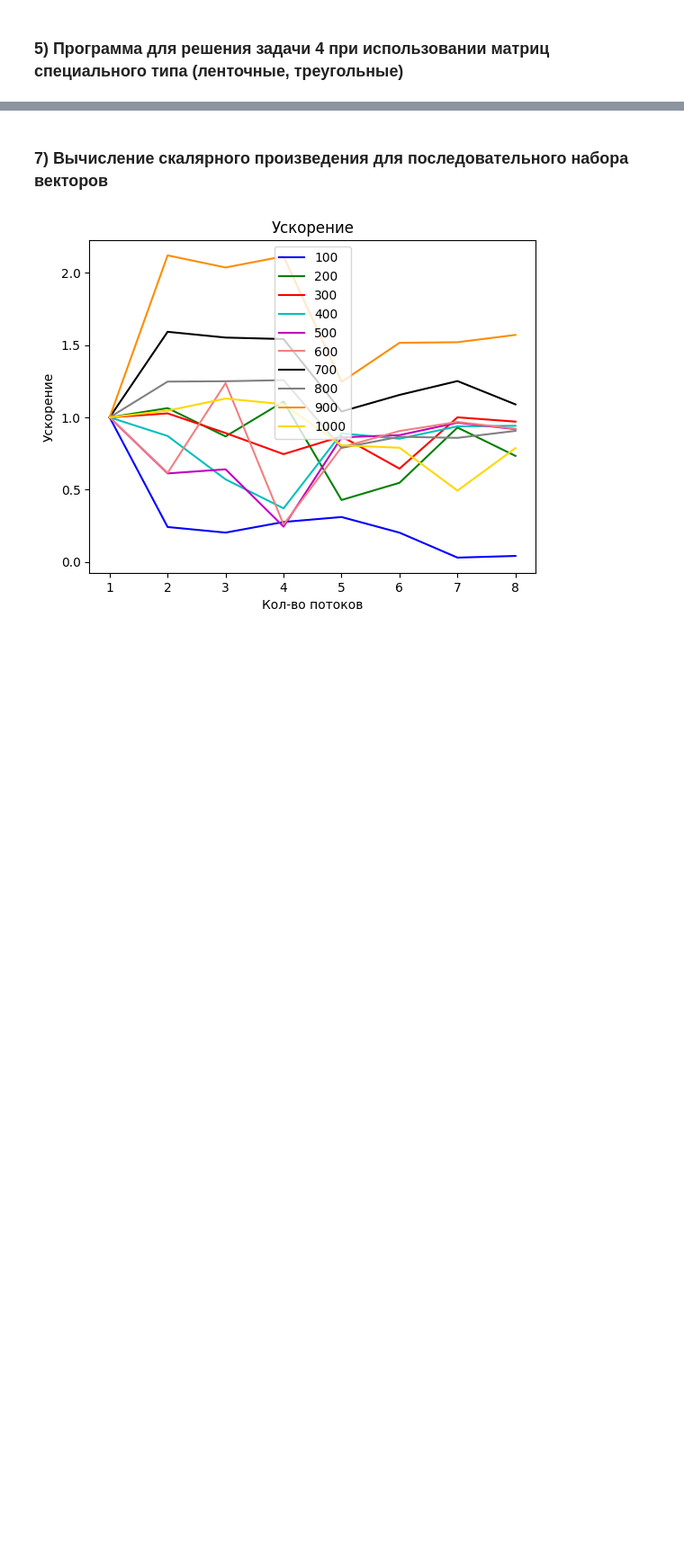
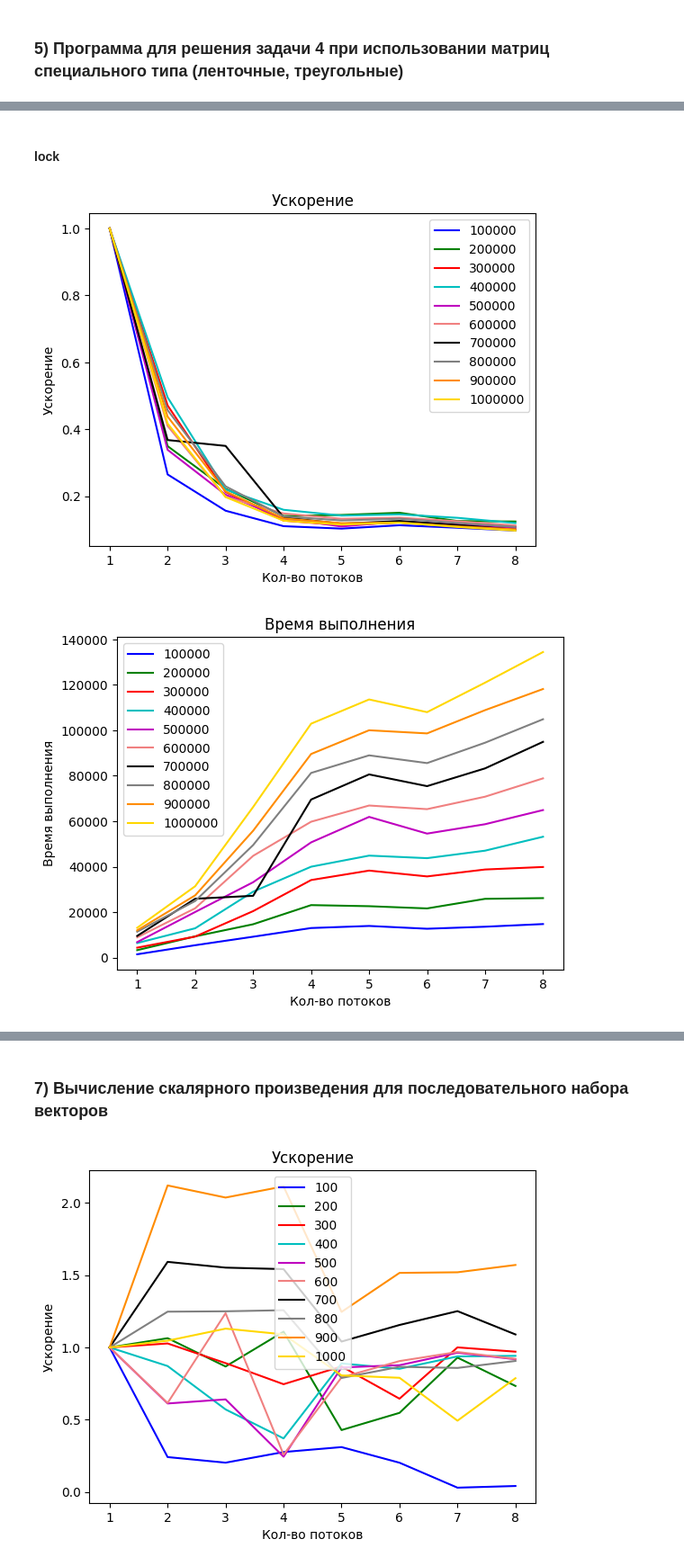
Before and after one commit to 9Neechan/spbu_studies, a Jupyter notebook: supercomputing_basics/parallel_OpenMP/graphics.ipynb, the cells around one changed output, grey strips where cells are left out. Shown at 90% size. Cells and saved outputs as stored; diff of their text form; code cells hidden in the pictures; blank space fills up the shorter version.

```diff
--- a/supercomputing_basics/parallel_OpenMP/graphics.ipynb
+++ b/supercomputing_basics/parallel_OpenMP/graphics.ipynb
@@ -80,0 +124,7 @@ draw('table4.csv')
+# %% [markdown]
+#### lock
+# %%
+draw('table6_l.csv')
+# %% [output]
+[figure, added]
+[figure, added]
```
Also changed, not shown: parts of 7 cells of this notebook, 18 other files.
